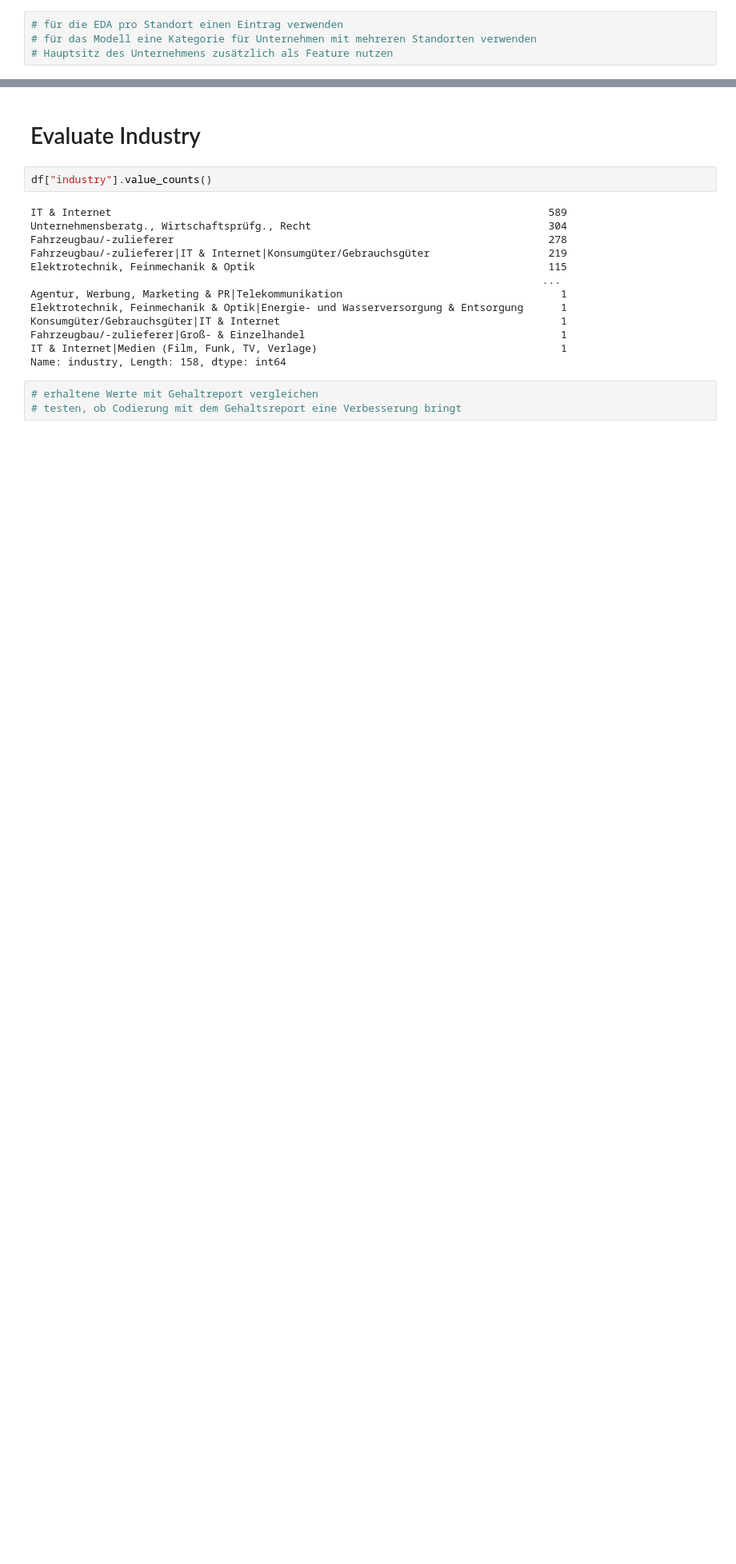
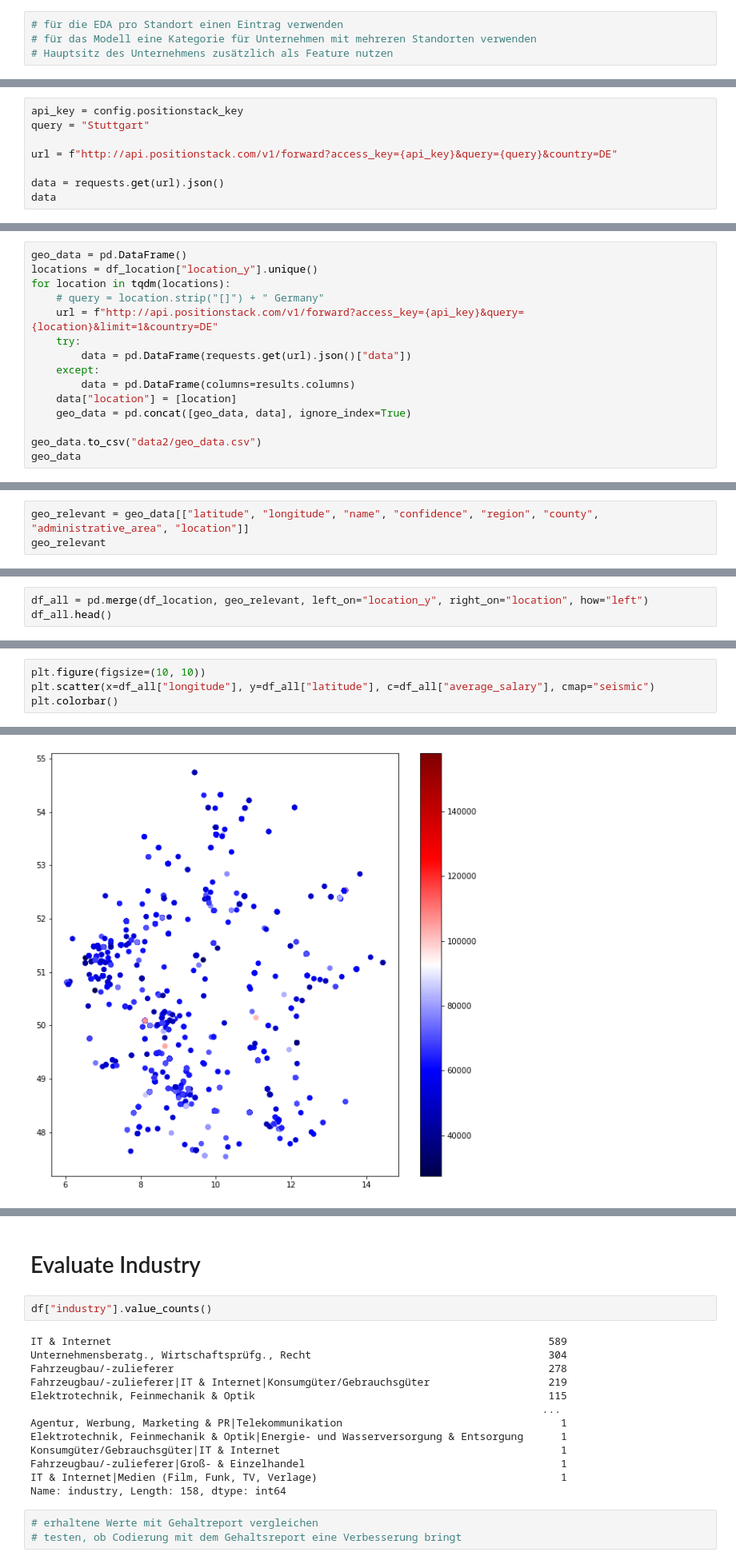
Before and after one commit to Joachim93/Data-Science-Job-Analysis, a Jupyter notebook: Data_Cleaning.ipynb, the cells around one changed output, grey strips where cells are left out. Shown: that part at 80% size. Saved outputs shown, nothing was run; the diff lists cells and outputs as text; blank space fills up the shorter version.

```diff
--- a/Data_Cleaning.ipynb
+++ b/Data_Cleaning.ipynb
@@ -303,0 +314,8 @@ df_location = pd.merge(df, locs, left_index=True, right_index=True, how="left")
+# %%
+api_key = config.positionstack_key
+query = "Stuttgart"
+
+url = f"http://api.positionstack.com/v1/forward?access_key={api_key}&query={query}&country=DE"
+
+data = requests.get(url).json()
+data
@@ -303,0 +340,15 @@ df_location = pd.merge(df, locs, left_index=True, right_index=True, how="left")
+# %%
+geo_data = pd.DataFrame()
+locations = df_location["location_y"].unique()
+for location in tqdm(locations):
+    # query = location.strip("[]") + " Germany"
+    url = f"http://api.positionstack.com/v1/forward?access_key={api_key}&query={location}&limit=1&country=DE"
+    try:
+        data = pd.DataFrame(requests.get(url).json()["data"])
+    except:
+        data = pd.DataFrame(columns=results.columns)
+    data["location"] = [location]
+    geo_data = pd.concat([geo_data, data], ignore_index=True)
+
+geo_data.to_csv("data2/geo_data.csv")
+geo_data
@@ -303,0 +369,3 @@ df_location = pd.merge(df, locs, left_index=True, right_index=True, how="left")
+# %%
+geo_relevant = geo_data[["latitude", "longitude", "name", "confidence", "region", "county", "administrative_area", "location"]]
+geo_relevant
@@ -303,0 +436,3 @@ df_location = pd.merge(df, locs, left_index=True, right_index=True, how="left")
+# %%
+df_all = pd.merge(df_location, geo_relevant, left_on="location_y", right_on="location", how="left")
+df_all.head()
@@ -303,0 +485,5 @@ df_location = pd.merge(df, locs, left_index=True, right_index=True, how="left")
+# %%
+plt.figure(figsize=(10, 10))
+plt.scatter(x=df_all["longitude"], y=df_all["latitude"], c=df_all["average_salary"], cmap="seismic")
+plt.colorbar()
+# %% [output]
@@ -303,0 +491 @@ df_location = pd.merge(df, locs, left_index=True, right_index=True, how="left")
+[figure, added]
```
Also changed, not shown: parts of 23 cells of this notebook, 2 other files.
